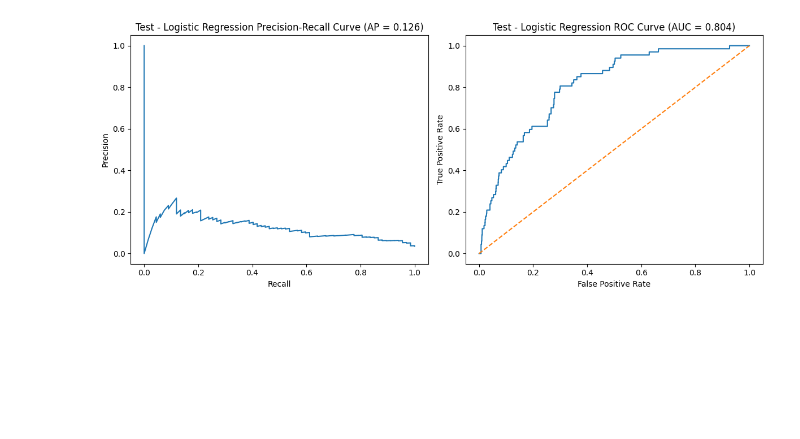
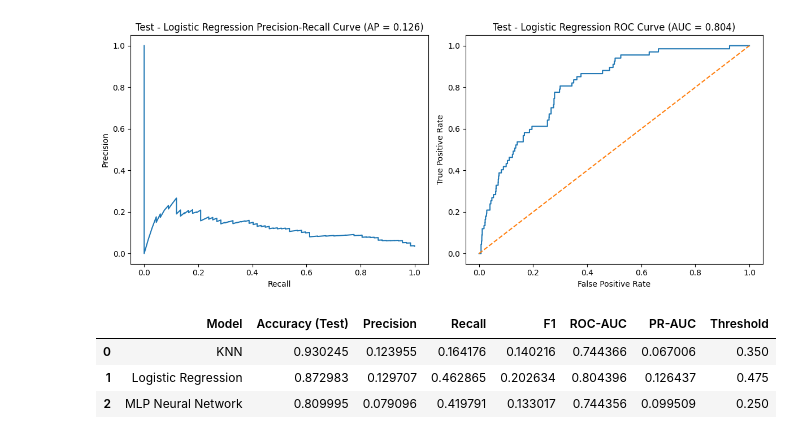
Before and after one commit to yxs4yt/machine_learning_project, a Jupyter notebook: milestone_results/results_codebook.ipynb, the cells around one changed output. Saved outputs shown, nothing was run; the diff lists cells and outputs as text; code cells hidden in the pictures; blank space fills up the shorter version.

Commit message:
Table of all 3 models

```diff
--- a/milestone_results/results_codebook.ipynb
+++ b/milestone_results/results_codebook.ipynb
@@ -516,3 +516,24 @@ def plot_curves(model, X, y, split_label="Test"):
 plot_curves(log_best, X_test, y_test, split_label="Test - Logistic Regression")
 # %% [output]
 [figure]
+# %%
+import pandas as pd
+
+data = {
+    "Model": ["KNN", "Logistic Regression", "MLP Neural Network"],
+    "Accuracy (Test)": [0.930244664, 0.872982821, 0.809994974],
+    "Precision": [0.123955, 0.129707, 0.079096],
+    "Recall": [0.164176, 0.462865, 0.419791],
+    "F1": [0.140216, 0.202634, 0.133017],
+    "ROC-AUC": [0.744366, 0.804396, 0.744356],
+    "PR-AUC": [0.0670065, 0.126437, 0.099509],
+    "Threshold": [0.35, 0.475, 0.25]
+}
+
+df_results = pd.DataFrame(data)
+df_results
+# %% [output]
+|  | Model | Accuracy (Test) | Precision | Recall | F1 | ROC-AUC | PR-AUC | Threshold |
+| 0 | KNN | 0.930245 | 0.123955 | 0.164176 | 0.140216 | 0.744366 | 0.067006 | 0.350 |
+| 1 | Logistic Regression | 0.872983 | 0.129707 | 0.462865 | 0.202634 | 0.804396 | 0.126437 | 0.475 |
+| 2 | MLP Neural Network | 0.809995 | 0.079096 | 0.419791 | 0.133017 | 0.744356 | 0.099509 | 0.250 |
```
